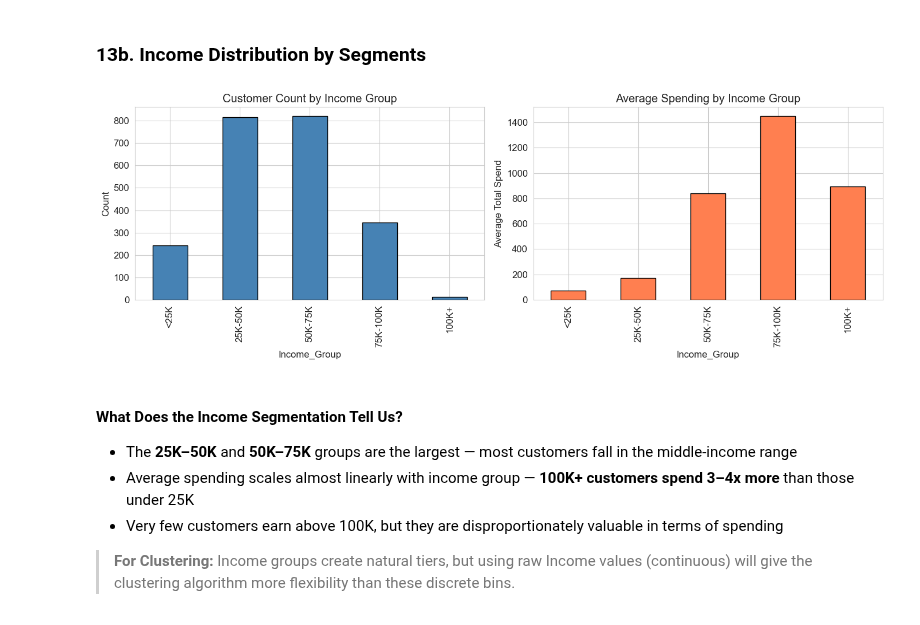
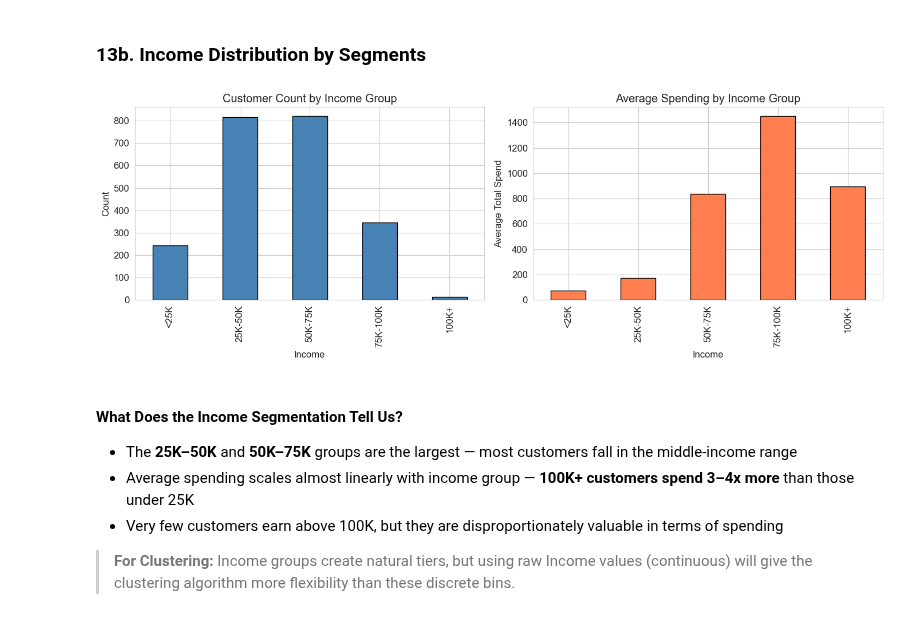
Before and after one commit to monsrock2024/Customer-Segmentation-Data-Science-Project, a Jupyter notebook: Customer_Segmentation_-_EDA.ipynb, the cells around one changed output. Drawn from its saved outputs; the diff is of its cells as text; code cells hidden in the pictures.

```diff
--- a/Customer_Segmentation_-_EDA.ipynb
+++ b/Customer_Segmentation_-_EDA.ipynb
@@ -969,21 +969,21 @@ dtype: float64
 
 ### 13a. Age Distribution by Segments
 # %%
-# Create age groups
+# Create temporary age groups for visualization only (not added to main df)
 bins = [0, 35, 45, 55, 65, 75, 130]
 labels = ['<35', '35-44', '45-54', '55-64', '65-74', '75+']
-df['Age_Group'] = pd.cut(df['Age'], bins=bins, labels=labels)
+age_groups = pd.cut(df['Age'], bins=bins, labels=labels)
 
 fig, axes = plt.subplots(1, 2, figsize=(14, 5))
 
 # Age group counts
-df['Age_Group'].value_counts().sort_index().plot(kind='bar', ax=axes[0], color='steelblue', edgecolor='black')
+age_groups.value_counts().sort_index().plot(kind='bar', ax=axes[0], color='steelblue', edgecolor='black')
 axes[0].set_title('Customer Count by Age Group')
 axes[0].set_ylabel('Count')
 axes[0].set_xlabel('Age Group')
 
 # Average spending by age group
-df.groupby('Age_Group')['Total_Spend'].mean().plot(kind='bar', ax=axes[1], color='coral', edgecolor='black')
+df.groupby(age_groups)['Total_Spend'].mean().plot(kind='bar', ax=axes[1], color='coral', edgecolor='black')
 axes[1].set_title('Average Spending by Age Group')
 axes[1].set_ylabel('Average Total Spend')
 axes[1].set_xlabel('Age Group')
@@ -1003,25 +1003,25 @@ plt.show()
 # %% [markdown]
 ### 13b. Income Distribution by Segments
 # %%
-# Create income groups
+# Create temporary income groups for visualization only (not added to main df)
 income_bins = [0, 25000, 50000, 75000, 100000, 200000]
 income_labels = ['<25K', '25K-50K', '50K-75K', '75K-100K', '100K+']
-df['Income_Group'] = pd.cut(df['Income'], bins=income_bins, labels=income_labels)
+income_groups = pd.cut(df['Income'], bins=income_bins, labels=income_labels)
 
 fig, axes = plt.subplots(1, 2, figsize=(14, 5))
 
-df['Income_Group'].value_counts().sort_index().plot(kind='bar', ax=axes[0], color='steelblue', edgecolor='black')
+income_groups.value_counts().sort_index().plot(kind='bar', ax=axes[0], color='steelblue', edgecolor='black')
 axes[0].set_title('Customer Count by Income Group')
 axes[0].set_ylabel('Count')
 
-df.groupby('Income_Group')['Total_Spend'].mean().plot(kind='bar', ax=axes[1], color='coral', edgecolor='black')
+df.groupby(income_groups)['Total_Spend'].mean().plot(kind='bar', ax=axes[1], color='coral', edgecolor='black')
 axes[1].set_title('Average Spending by Income Group')
 axes[1].set_ylabel('Average Total Spend')
 
 plt.tight_layout()
 plt.show()
 # %% [output]
-[figure, old version]
+[figure, new version]
 # %% [markdown]
 #### What Does the Income Segmentation Tell Us?
 
```
Also changed, not shown: parts of 10 cells of this notebook, 1 other file.
